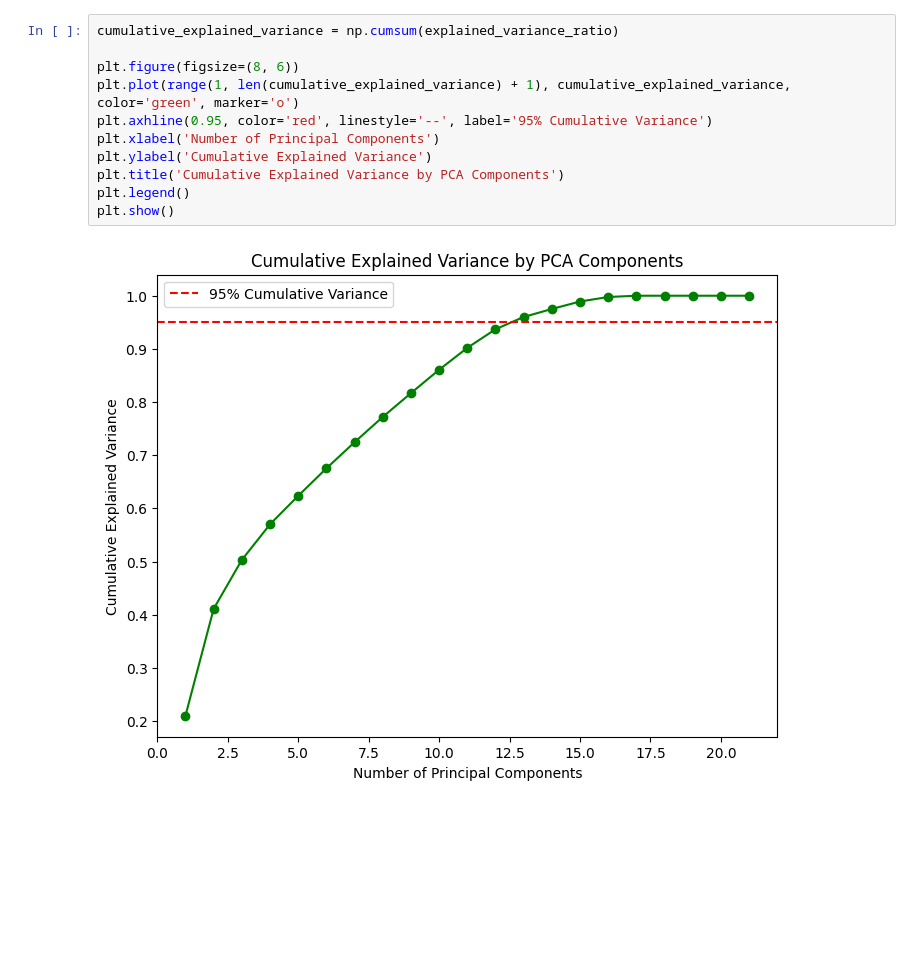
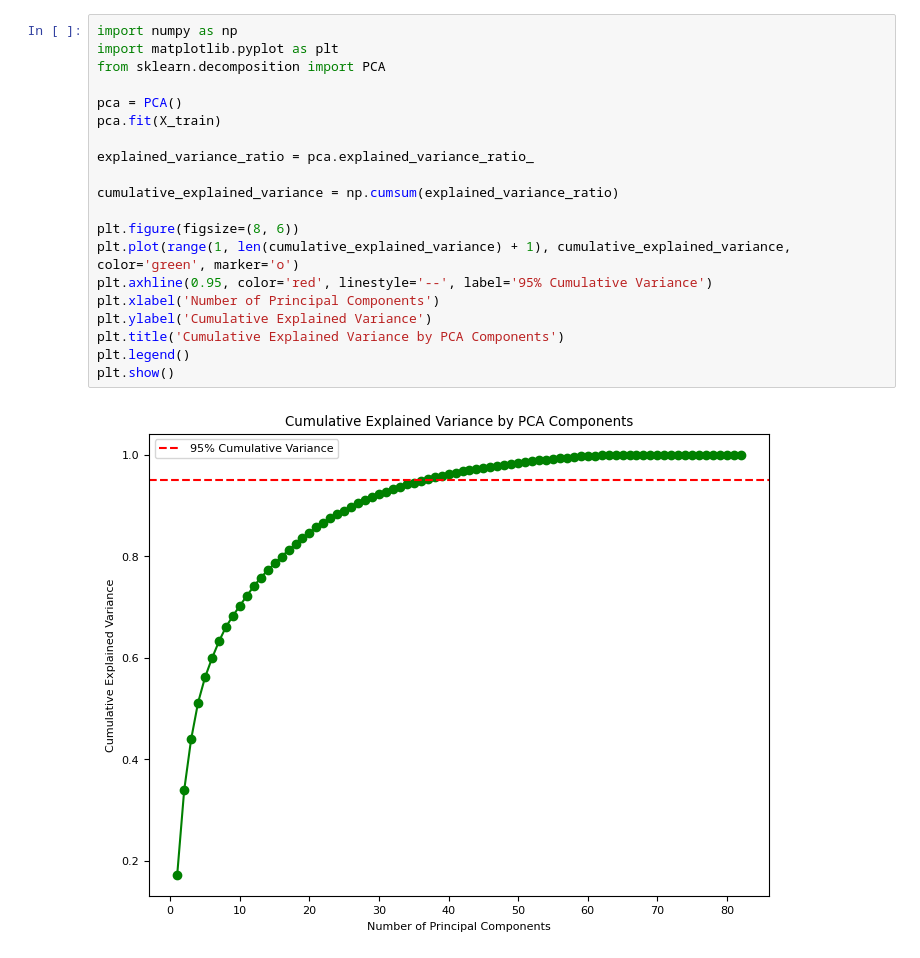
Before and after one commit to Alvy2024/Intrusion-Detection-Systems-for-TCP-Traffic-with-Meta-Learning, a Jupyter notebook: CICIDS_2018_statistic.ipynb, the cells around one changed output. Drawn from its saved outputs; the diff is of its cells as text; blank space fills up the shorter version.

```diff
--- a/CICIDS_2018_statistic.ipynb
+++ b/CICIDS_2018_statistic.ipynb
@@ -253,16 +305,25 @@ Explained Variance Ratio: [2.09937316e-01 2.00939402e-01 9.21575317e-02 6.695076
 # %%
+import numpy as np
+import matplotlib.pyplot as plt
+from sklearn.decomposition import PCA
+
+pca = PCA()
+pca.fit(X_train)
+
+explained_variance_ratio = pca.explained_variance_ratio_
+
 cumulative_explained_variance = np.cumsum(explained_variance_ratio)
 
 plt.figure(figsize=(8, 6))
 plt.plot(range(1, len(cumulative_explained_variance) + 1), cumulative_explained_variance, color='green', marker='o')
 plt.axhline(0.95, color='red', linestyle='--', label='95% Cumulative Variance')
 plt.xlabel('Number of Principal Components')
 plt.ylabel('Cumulative Explained Variance')
 plt.title('Cumulative Explained Variance by PCA Components')
 plt.legend()
 plt.show()
 # %% [output]
-[figure, old version]
+[figure, new version]
 # %%
 X_train_tsne, X_val_tsne = tsne(X_train_scaled, X_val_scaled, y_train, y_val)
 
```
Also changed, not shown: parts of 6 cells of this notebook.
